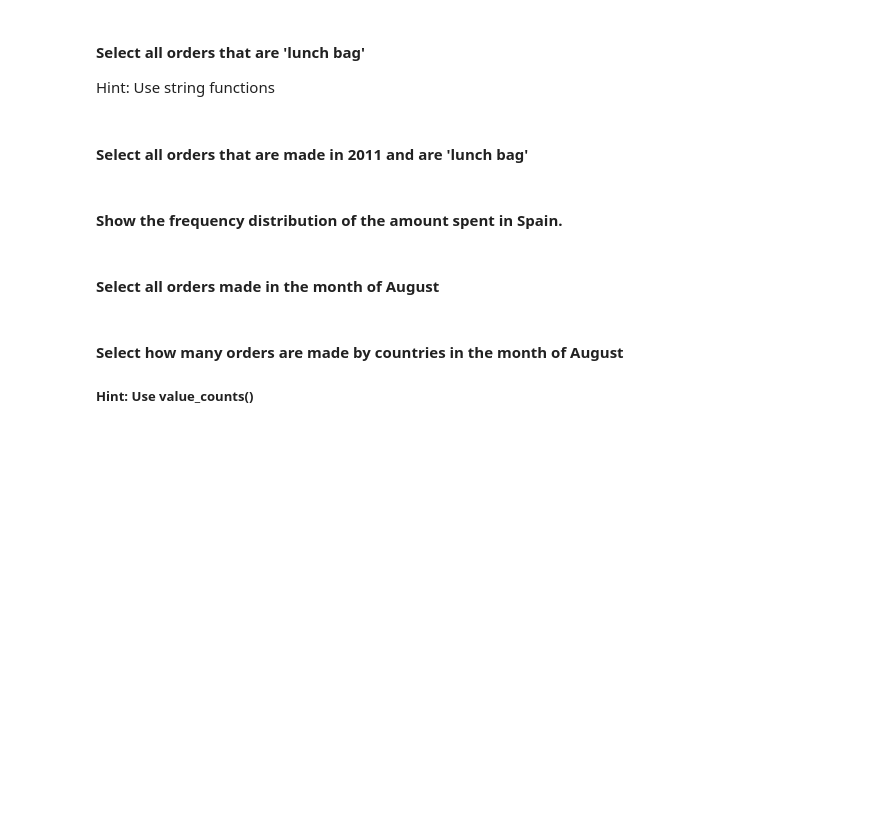
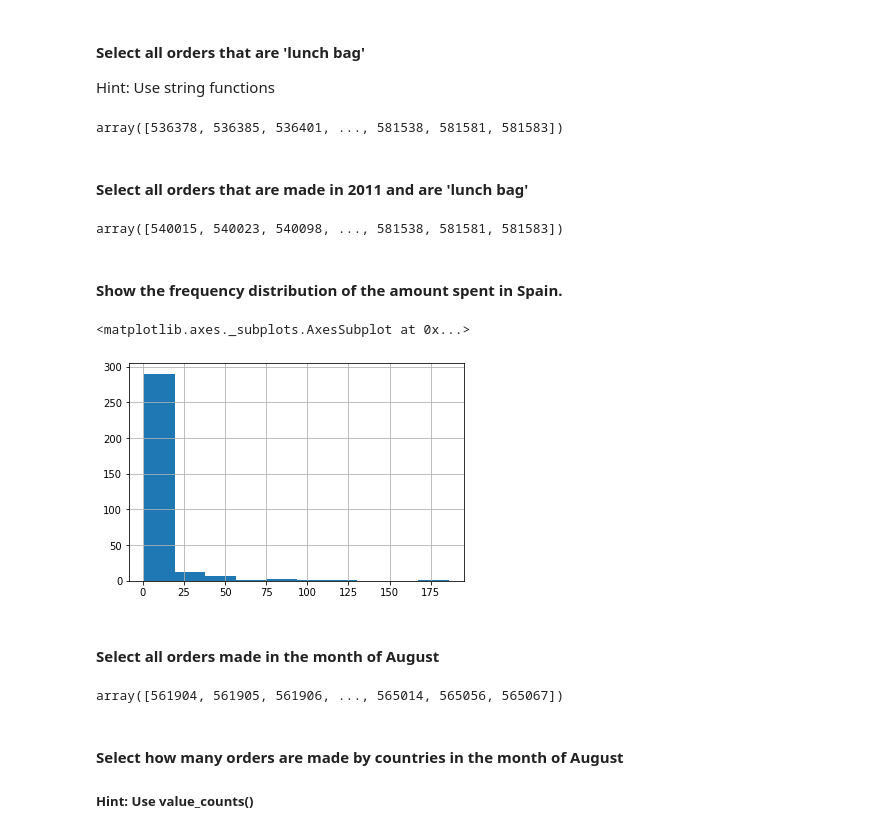
Before and after one commit to ta-datapt-bcn/lab-subsetting-and-descriptive-stats, a Jupyter notebook: your-code/main.ipynb, the cells around one changed output. Cells and saved outputs as stored; diff of their text form; code cells hidden in the pictures; blank space fills up the shorter version.

```diff
--- a/your-code/main.ipynb
+++ b/your-code/main.ipynb
@@ -155,2 +388,7 @@ Hint : There are 3 ways to do it. Do it all ways.
+# %%
+# your answer here
+
+zf = zipfile.ZipFile('Orders.zip')
+orders = pd.read_csv(zf.open('Orders.csv'))
 # %% [markdown]
 #### Explore your dataset by looking at the data types and the summary statistics. Comment your results
@@ -194,5 +510,9 @@ Hint : There are 3 ways to do it. Do it all ways.
 Hint: Use string functions
 # %%
 # your answer here
+
+orders[orders['Description'].str.contains('lunch bag')]['InvoiceNo'].unique()
+# %% [output]
+array([536378, 536385, 536401, ..., 581538, 581581, 581583])
 # %% [markdown]
 #### Select all orders that are made in 2011 and are 'lunch bag'
@@ -201,11 +519,28 @@ Hint: Use string functions
+# %%
+# your answer here
+
+orders[(orders['year'] == 2011) & (orders['Description'].str.contains('lunch bag'))].InvoiceNo.unique()
+# %% [output]
+array([540015, 540023, 540098, ..., 581538, 581581, 581583])
 # %% [markdown]
 #### Show the frequency distribution of the amount spent in Spain.
 # %%
 # your answer here
+
+orders[orders['Country'] == 'Spain'].amount_spent.value_counts().hist(bins= 10)
+# %% [output]
+<matplotlib.axes._subplots.AxesSubplot at 0x...>
+[figure, added]
 # %% [markdown]
 #### Select all orders made in the month of August
 # %%
 # your answer here
+
+orders[orders['month'] == 8].InvoiceNo.unique()
+
+## ???
+# %% [output]
+array([561904, 561905, 561906, ..., 565014, 565056, 565067])
 # %% [markdown]
 #### Select how many orders are made by countries in the month of August
 ##### Hint: Use value_counts()
```
Also changed, not shown: parts of 58 cells of this notebook, 1 other file.
